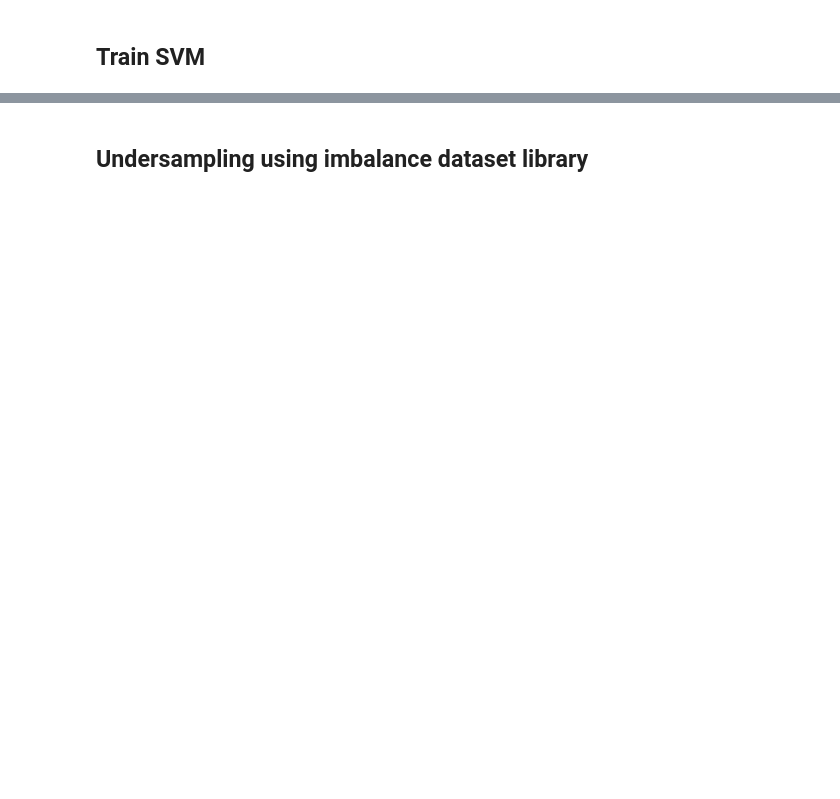
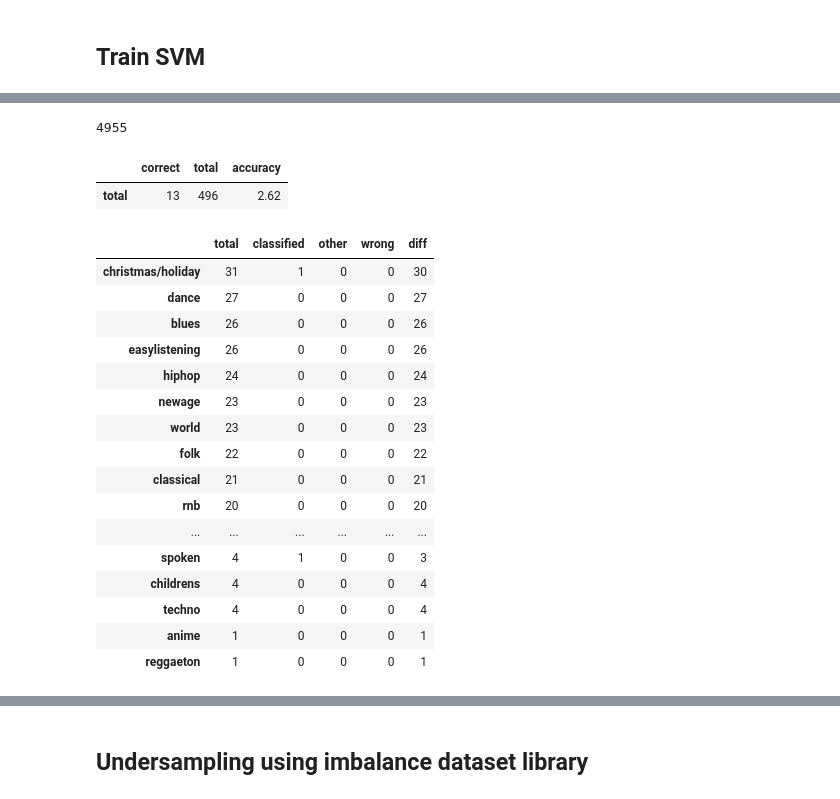
Before and after one commit to RyuuTDF/AcousticBrainz, a Jupyter notebook: SVM.ipynb, the cells around one changed output, grey strips where cells are left out. Cells and saved outputs as stored; diff of their text form; code cells hidden in the pictures; blank space fills up the shorter version.

```diff
--- a/SVM.ipynb
+++ b/SVM.ipynb
@@ -168,11 +252,32 @@ results_OvsR_SVC = do_experiment(clf,
 # %%
 # Balanced dataset with a single main genre but possible sub genres
 
-clf = OneVsRestClassifier(svm.SVC(kernel='rfb'))
+clf = OneVsRestClassifier(svm.SVC(kernel='rbf'))
 print len(balanced_main_genre_training_data)
 results_OvsR_SVC = do_experiment(clf,
                                  balanced_main_genre_training_data,
                                  balanced_groundtruth_main_genre['genre1'])
+# %% [output]
+4955
+|  | correct | total | accuracy |
+| total | 13 | 496 | 2.62 |
+|  | total | classified | other | wrong | diff |
+| christmas/holiday | 31 | 1 | 0 | 0 | 30 |
+| dance | 27 | 0 | 0 | 0 | 27 |
+| blues | 26 | 0 | 0 | 0 | 26 |
+| easylistening | 26 | 0 | 0 | 0 | 26 |
+| hiphop | 24 | 0 | 0 | 0 | 24 |
+| newage | 23 | 0 | 0 | 0 | 23 |
+| world | 23 | 0 | 0 | 0 | 23 |
+| folk | 22 | 0 | 0 | 0 | 22 |
+| classical | 21 | 0 | 0 | 0 | 21 |
+| rnb | 20 | 0 | 0 | 0 | 20 |
+| ... | ... | ... | ... | ... | ... |
+| spoken | 4 | 1 | 0 | 0 | 3 |
+| childrens | 4 | 0 | 0 | 0 | 4 |
+| techno | 4 | 0 | 0 | 0 | 4 |
+| anime | 1 | 0 | 0 | 0 | 1 |
+| reggaeton | 1 | 0 | 0 | 0 | 1 |
 # %%
 from sklearn.naive_bayes import GaussianNB
 
```
Also changed, not shown: parts of 21 cells of this notebook, 1 other file.
